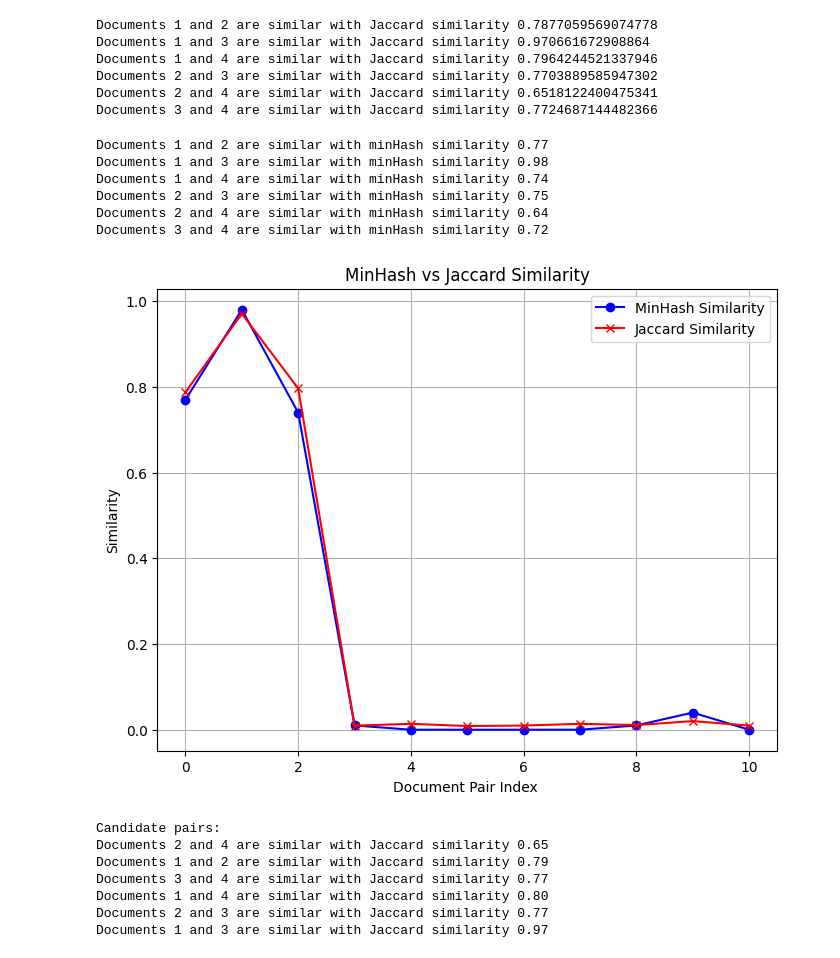
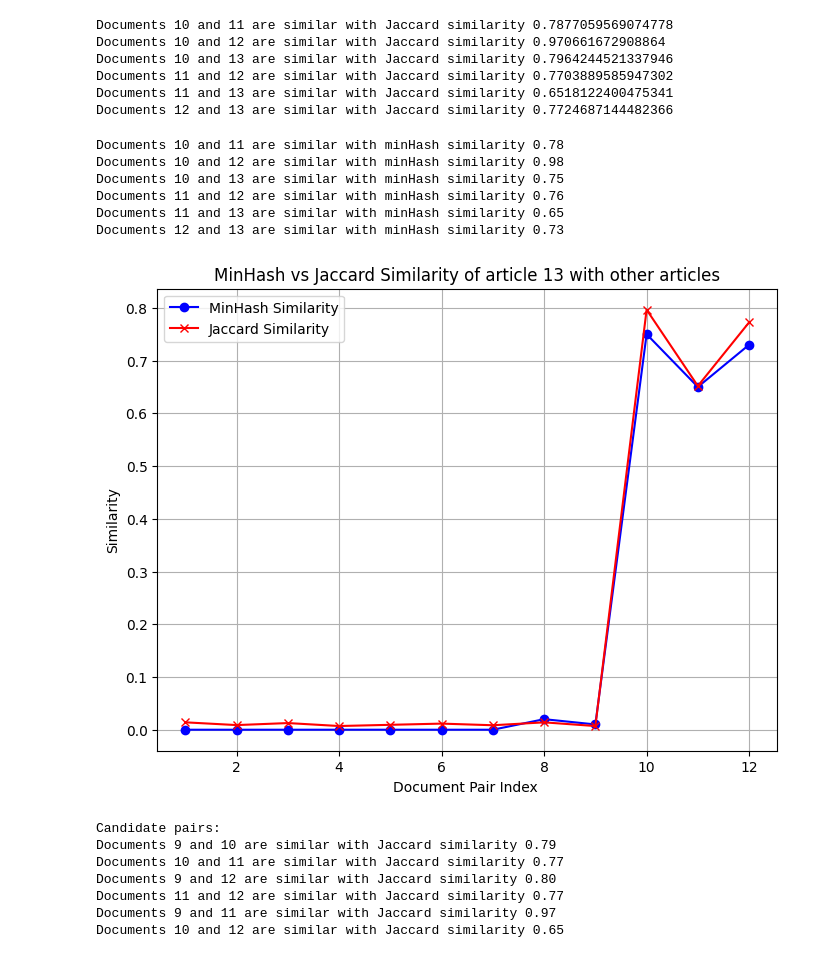
Before and after one commit to haya-hyh/datamining, a Jupyter notebook: main.ipynb, the cells around one changed output. Drawn from its saved outputs; the diff is of its cells as text; code cells hidden in the pictures.

Commit message:
changed readfile to read in sequence and main.ipynb to compare all articles to the last article

```diff
--- a/main.ipynb
+++ b/main.ipynb
@@ -24,16 +44,16 @@ for i in range(len(shingles_list)):
     for j in range (i + 1, len(shingles_list)):
         similarity = cs.CompareSets.jaccard_similarity(set(shingles_list[i]), set(shingles_list[j]))
         if similarity >= similarity_threshold:
-                print(f"Documents {i} and {j} are similar with Jaccard similarity {similarity}")
-        if i == 1 :
+                print(f"Documents {i+1} and {j+1} are similar with Jaccard similarity {similarity}")
+        if j == 12:
             j_similarity.append(similarity)
 # %% [output]
-Documents 1 and 2 are similar with Jaccard similarity 0.7877059569074778
-Documents 1 and 3 are similar with Jaccard similarity 0.970661672908864
-Documents 1 and 4 are similar with Jaccard similarity 0.7964244521337946
-Documents 2 and 3 are similar with Jaccard similarity 0.7703889585947302
-Documents 2 and 4 are similar with Jaccard similarity 0.6518122400475341
-Documents 3 and 4 are similar with Jaccard similarity 0.7724687144482366
+Documents 10 and 11 are similar with Jaccard similarity 0.7877059569074778
+Documents 10 and 12 are similar with Jaccard similarity 0.970661672908864
+Documents 10 and 13 are similar with Jaccard similarity 0.7964244521337946
+Documents 11 and 12 are similar with Jaccard similarity 0.7703889585947302
+Documents 11 and 13 are similar with Jaccard similarity 0.6518122400475341
+Documents 12 and 13 are similar with Jaccard similarity 0.7724687144482366
 # %%
 # generate signature
 minhashing = cs.MinHashing(num_permutations, vocas)
@@ -44,28 +64,28 @@ for i in range(len(signatures)):
     for j in range (i + 1, len(signatures)):
         similarity = cs.CompareSignatures.compute_signature_similarity(signatures[i], signatures[j])
         if similarity >= similarity_threshold:
-                print(f"Documents {i} and {j} are similar with minHash similarity {similarity}")
-        if i == 1:
+                print(f"Documents {i+1} and {j+1} are similar with minHash similarity {similarity}")
+        if j == 12:
             m_similarity.append(similarity)
 # %% [output]
-Documents 1 and 2 are similar with minHash similarity 0.77
-Documents 1 and 3 are similar with minHash similarity 0.98
-Documents 1 and 4 are similar with minHash similarity 0.74
-Documents 2 and 3 are similar with minHash similarity 0.75
-Documents 2 and 4 are similar with minHash similarity 0.64
-Documents 3 and 4 are similar with minHash similarity 0.72
+Documents 10 and 11 are similar with minHash similarity 0.78
+Documents 10 and 12 are similar with minHash similarity 0.98
+Documents 10 and 13 are similar with minHash similarity 0.75
+Documents 11 and 12 are similar with minHash similarity 0.76
+Documents 11 and 13 are similar with minHash similarity 0.65
+Documents 12 and 13 are similar with minHash similarity 0.73
 # %%
 plt.figure(figsize=(8, 6))
-plt.plot(range(len(m_similarity)), m_similarity, label="MinHash Similarity", marker='o', linestyle='-', color='b')
-plt.plot(range(len(j_similarity)), j_similarity, label="Jaccard Similarity", marker='x', linestyle='-', color='r')
-plt.title("MinHash vs Jaccard Similarity")
+plt.plot(range(1, len(m_similarity) + 1), m_similarity, label="MinHash Similarity", marker='o', linestyle='-', color='b')
+plt.plot(range(1, len(j_similarity) + 1), j_similarity, label="Jaccard Similarity", marker='x', linestyle='-', color='r')
+plt.title("MinHash vs Jaccard Similarity of article 13 with other articles")
 plt.xlabel("Document Pair Index ")
 plt.ylabel("Similarity")
-plt.legend(loc="upper right")
+plt.legend(loc="upper left")
 plt.grid(True)
 plt.show()
 # %% [output]
-[figure, old version]
+[figure, new version]
 # %%
 # lsh
 lsh = cs.LSH(num_bands, rows_per_band)
@@ -82,12 +102,12 @@ for pair in candidate_pairs:
         print(f"Documents {doc1} and {doc2} are similar with Jaccard similarity {jaccard_sim:.2f}")
 # %% [output]
 Candidate pairs:
-Documents 2 and 4 are similar with Jaccard similarity 0.65
-Documents 1 and 2 are similar with Jaccard similarity 0.79
-Documents 3 and 4 are similar with Jaccard similarity 0.77
-Documents 1 and 4 are similar with Jaccard similarity 0.80
-Documents 2 and 3 are similar with Jaccard similarity 0.77
-Documents 1 and 3 are similar with Jaccard similarity 0.97
+Documents 9 and 10 are similar with Jaccard similarity 0.79
+Documents 10 and 11 are similar with Jaccard similarity 0.77
+Documents 9 and 12 are similar with Jaccard similarity 0.80
+Documents 11 and 12 are similar with Jaccard similarity 0.77
+Documents 9 and 11 are similar with Jaccard similarity 0.97
+Documents 10 and 12 are similar with Jaccard similarity 0.65
 # %%
 def test_scalability(documents, k, num_permutations, num_bands, rows_per_band, similarity_threshold):
     dataset_sizes = list(range(1, 13))
```
Also changed, not shown: parts of 3 cells of this notebook, 2 other files.
